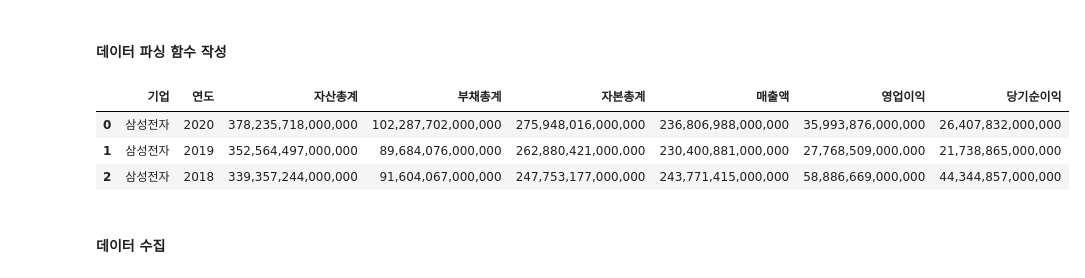
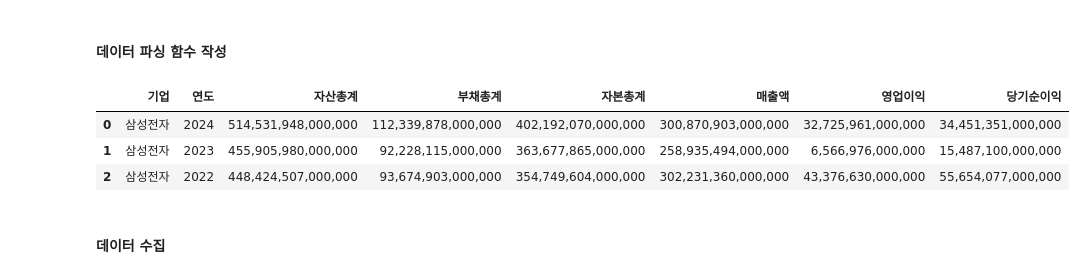
Before and after one commit to stockjeong/hrdquant, a Jupyter notebook: HRD_04_FS.ipynb, the cells around one changed output. Drawn from its saved outputs; the diff is of its cells as text; code cells hidden in the pictures.

```diff
--- a/HRD_04_FS.ipynb
+++ b/HRD_04_FS.ipynb
@@ -32,7 +37,7 @@ stock_list = pd.read_csv(
     usecols=["Name", "Code"],
     dtype=str)
 # %%
-report = dart.finstate("005380", 2023)
+report = dart.finstate("005380", 2024)
 display(report[["fs_nm", "account_nm", "thstrm_amount", "frmtrm_amount", "bfefrmtrm_amount"]])
 # %% [output]
 |  | fs_nm | account_nm | thstrm_amount | frmtrm_amount | bfefrmtrm_amount |
@@ -97,12 +102,12 @@ def find_fins_ind_list(stock_code, stock_name, year, ind_list):
     return pd.DataFrame(data, columns=["기업", "연도"] + ind_list)
 # %%
 ind_list = ['자산총계', '부채총계', '자본총계', '매출액', '영업이익', '당기순이익']
-display(find_fins_ind_list("005930", "삼성전자", 2020, ind_list))
+display(find_fins_ind_list("005930", "삼성전자", 2024, ind_list))
 # %% [output]
 |  | 기업 | 연도 | 자산총계 | 부채총계 | 자본총계 | 매출액 | 영업이익 | 당기순이익 |
-| 0 | 삼성전자 | 2020 | 378,235,718,000,000 | 102,287,702,000,000 | 275,948,016,000,000 | 236,806,988,000,000 | 35,993,876,000,000 | 26,407,832,000,000 |
-| 1 | 삼성전자 | 2019 | 352,564,497,000,000 | 89,684,076,000,000 | 262,880,421,000,000 | 230,400,881,000,000 | 27,768,509,000,000 | 21,738,865,000,000 |
-| 2 | 삼성전자 | 2018 | 339,357,244,000,000 | 91,604,067,000,000 | 247,753,177,000,000 | 243,771,415,000,000 | 58,886,669,000,000 | 44,344,857,000,000 |
+| 0 | 삼성전자 | 2024 | 514,531,948,000,000 | 112,339,878,000,000 | 402,192,070,000,000 | 300,870,903,000,000 | 32,725,961,000,000 | 34,451,351,000,000 |
+| 1 | 삼성전자 | 2023 | 455,905,980,000,000 | 92,228,115,000,000 | 363,677,865,000,000 | 258,935,494,000,000 | 6,566,976,000,000 | 15,487,100,000,000 |
+| 2 | 삼성전자 | 2022 | 448,424,507,000,000 | 93,674,903,000,000 | 354,749,604,000,000 | 302,231,360,000,000 | 43,376,630,000,000 | 55,654,077,000,000 |
 # %% [markdown]
 #### 데이터 수집
 # %%
```
Also changed, not shown: parts of 8 cells of this notebook.
